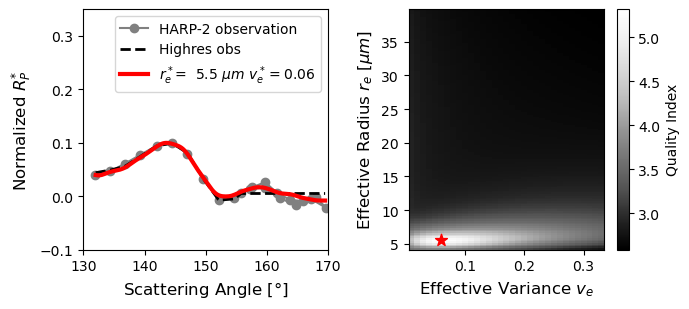
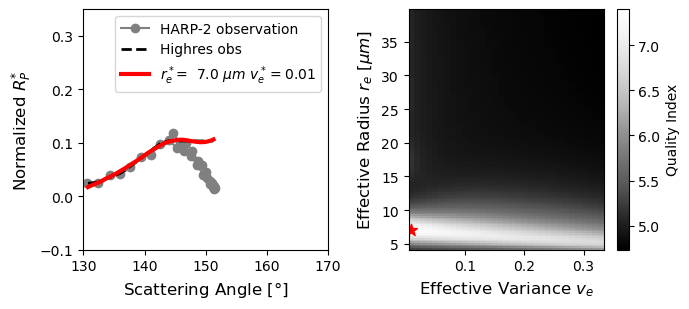
Unified diff of the notebook cell whose output changed from the first chart to the second:
--- before
+++ after
@@ -67,4 +67,4 @@
 
 plt.tight_layout()
-plt.savefig('HARP2_cloud_microphysics_retrieval_2x_p2.png', dpi=500, bbox_inches="tight")
+# plt.savefig('HARP2_cloud_microphysics_retrieval_2x_p2.png', dpi=500, bbox_inches="tight")
 plt.show()

Commit: updated Analysis